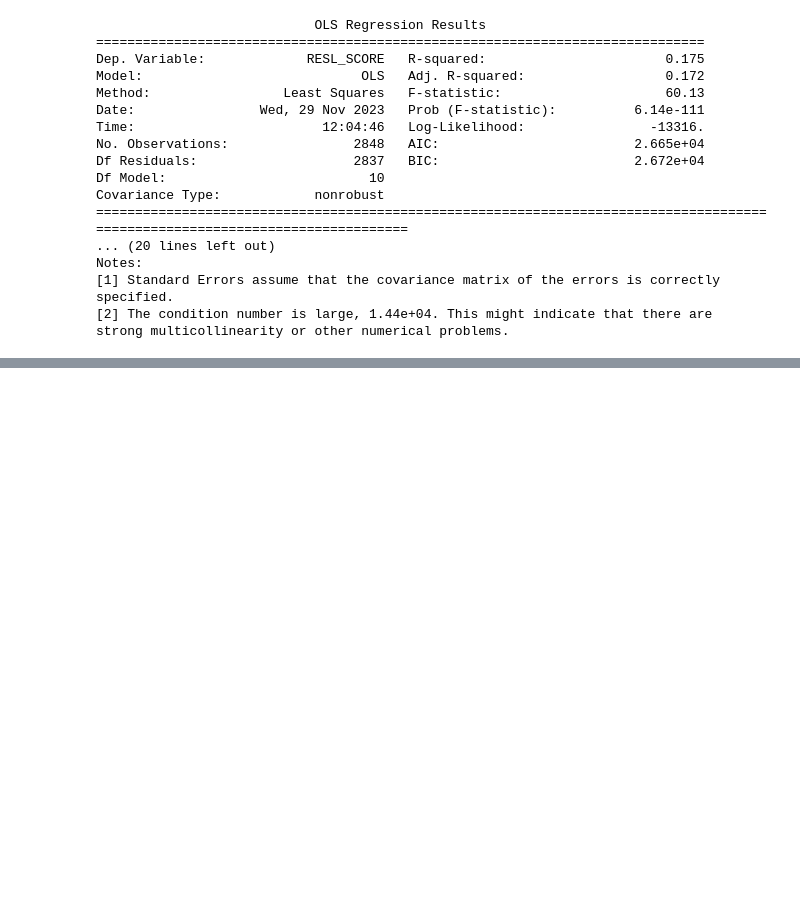
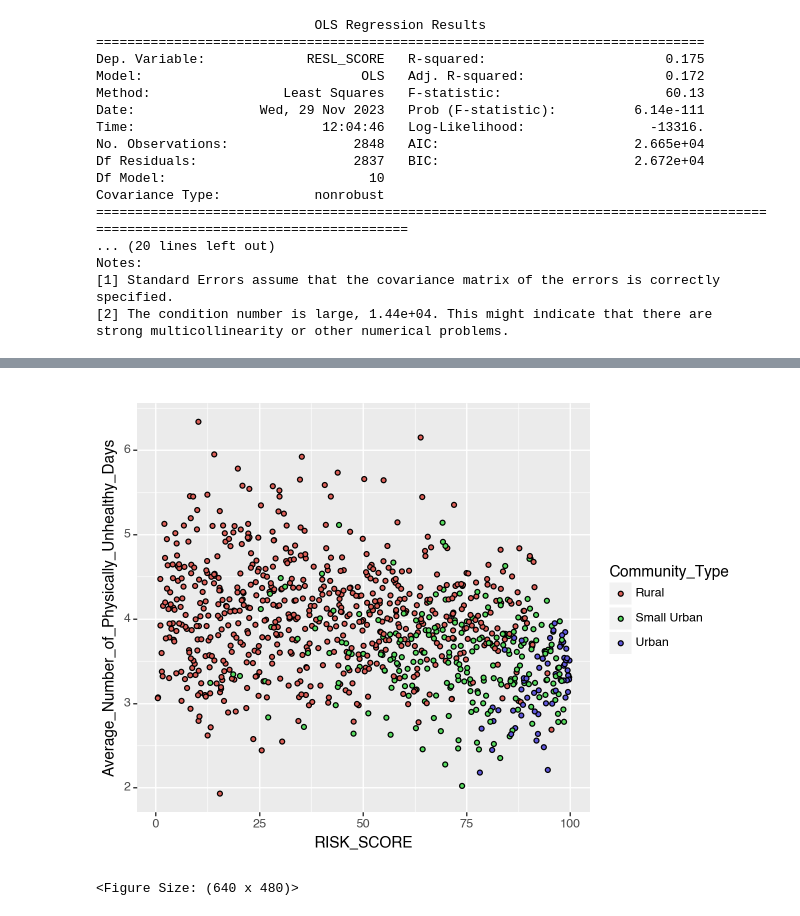
Before and after one commit to bridey397/PPOL5203_FinalProject, a Jupyter notebook: Python_code/OLS_Models.ipynb, the cells around one changed output, grey strips where cells are left out. Cells and saved outputs as stored; diff of their text form; code cells hidden in the pictures; blank space fills up the shorter version.

```diff
--- a/Python_code/OLS_Models.ipynb
+++ b/Python_code/OLS_Models.ipynb
@@ -393,0 +680,5 @@ strong multicollinearity or other numerical problems.
+# %%
+(ggplot(SE) + aes(x = 'RISK_SCORE', y = 'Average_Number_of_Physically_Unhealthy_Days', fill = "Community_Type") + geom_point())
+# %% [output]
+[figure, added]
+<Figure Size: (640 x 480)>
```
Also changed, not shown: parts of 23 cells of this notebook, 3 other files.
